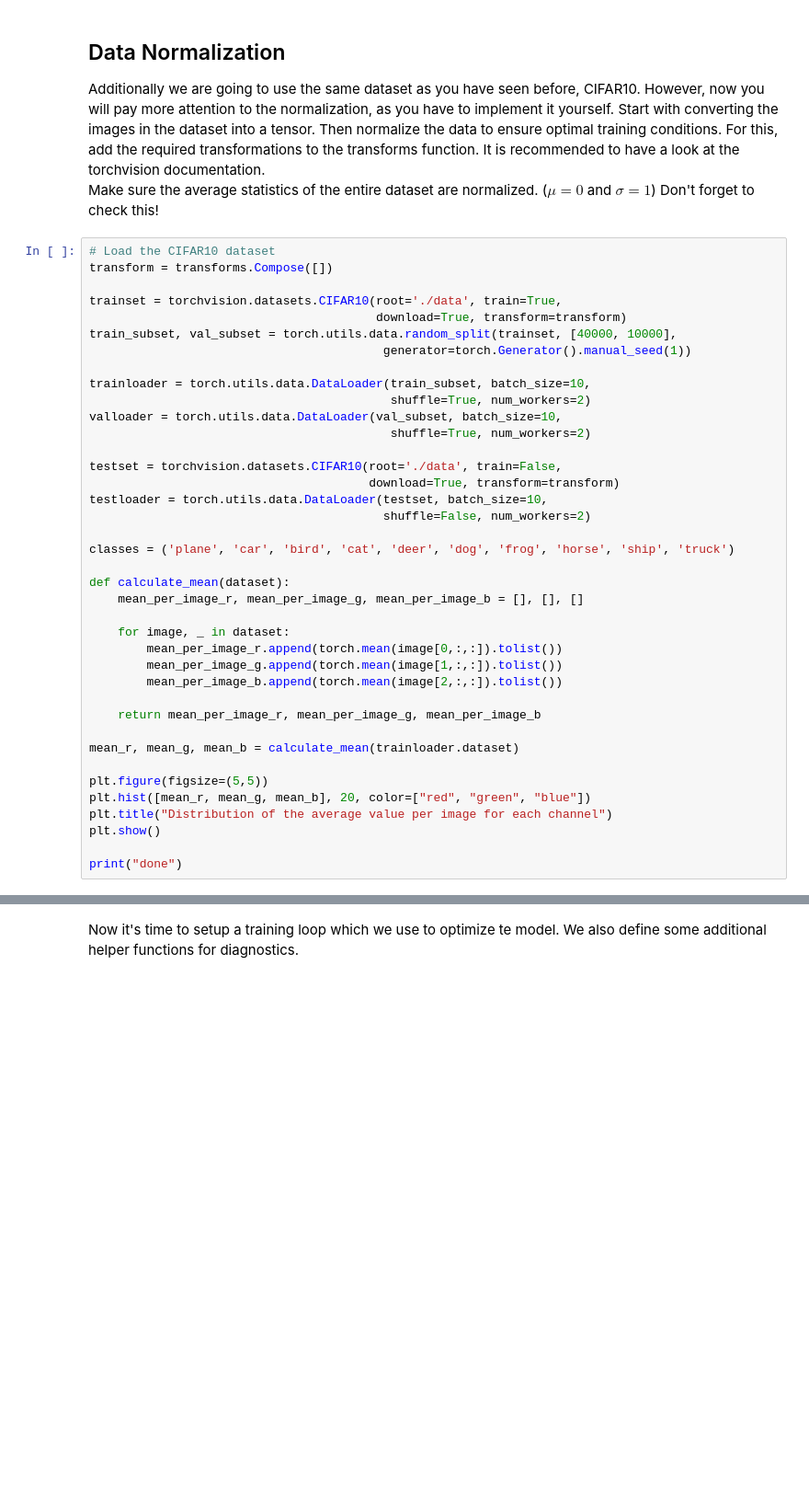
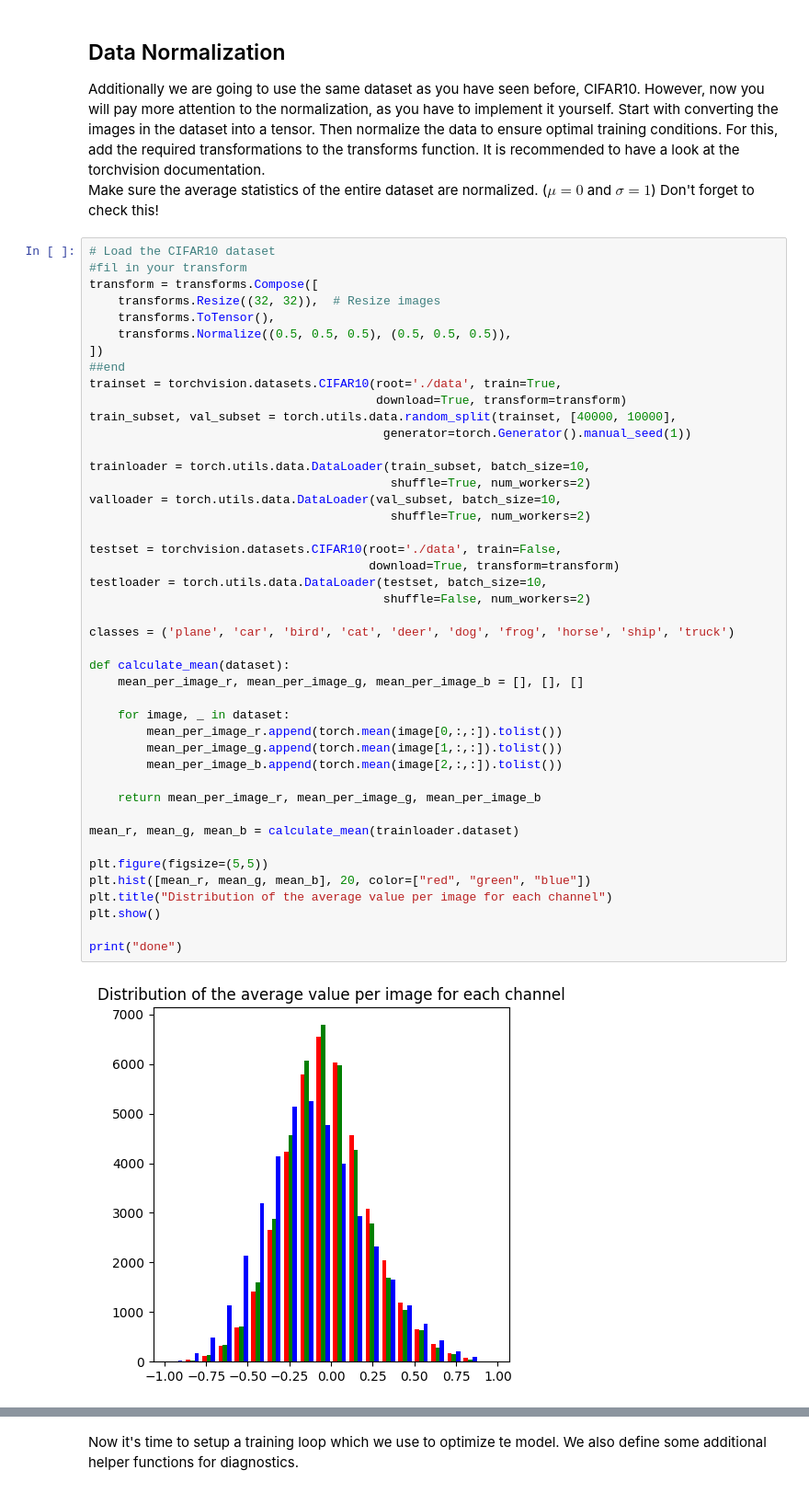
Before and after one commit to robertderidder/NNCV, a Jupyter notebook: Weekly notebooks/05_model_training.ipynb, the cells around one changed output, grey strips where cells are left out. Shown at 92% size. Saved outputs shown, nothing was run; the diff lists cells and outputs as text; blank space fills up the shorter version.

```diff
--- a/Weekly notebooks/05_model_training.ipynb
+++ b/Weekly notebooks/05_model_training.ipynb
@@ -61,8 +61,13 @@ Additionally we are going to use the same dataset as you have seen before, CIFAR
 Make sure the average statistics of the entire dataset are normalized. ($\mu=0$ and $\sigma=1$) Don't forget to check this!
 # %%
 # Load the CIFAR10 dataset
-transform = transforms.Compose([])
-
+#fil in your transform
+transform = transforms.Compose([
+    transforms.Resize((32, 32)),  # Resize images
+    transforms.ToTensor(),
+    transforms.Normalize((0.5, 0.5, 0.5), (0.5, 0.5, 0.5)),
+])
+##end
 trainset = torchvision.datasets.CIFAR10(root='./data', train=True,
                                         download=True, transform=transform)
 train_subset, val_subset = torch.utils.data.random_split(trainset, [40000, 10000],
@@ -72,30 +77,31 @@ trainloader = torch.utils.data.DataLoader(train_subset, batch_size=10,
                                           shuffle=True, num_workers=2)
 valloader = torch.utils.data.DataLoader(val_subset, batch_size=10,
                                           shuffle=True, num_workers=2)
 
 testset = torchvision.datasets.CIFAR10(root='./data', train=False,
                                        download=True, transform=transform)
 testloader = torch.utils.data.DataLoader(testset, batch_size=10,
                                          shuffle=False, num_workers=2)
 
 classes = ('plane', 'car', 'bird', 'cat', 'deer', 'dog', 'frog', 'horse', 'ship', 'truck')
 
 def calculate_mean(dataset):
     mean_per_image_r, mean_per_image_g, mean_per_image_b = [], [], []
 
     for image, _ in dataset:
         mean_per_image_r.append(torch.mean(image[0,:,:]).tolist())
         mean_per_image_g.append(torch.mean(image[1,:,:]).tolist())
         mean_per_image_b.append(torch.mean(image[2,:,:]).tolist())
 
     return mean_per_image_r, mean_per_image_g, mean_per_image_b
 
 mean_r, mean_g, mean_b = calculate_mean(trainloader.dataset)
 
 plt.figure(figsize=(5,5))
 plt.hist([mean_r, mean_g, mean_b], 20, color=["red", "green", "blue"])
 plt.title("Distribution of the average value per image for each channel")
 plt.show()
 
 print("done")
 # %% [output]
+[figure, added]
```
Also changed, not shown: parts of 7 cells of this notebook, 9 other files.
